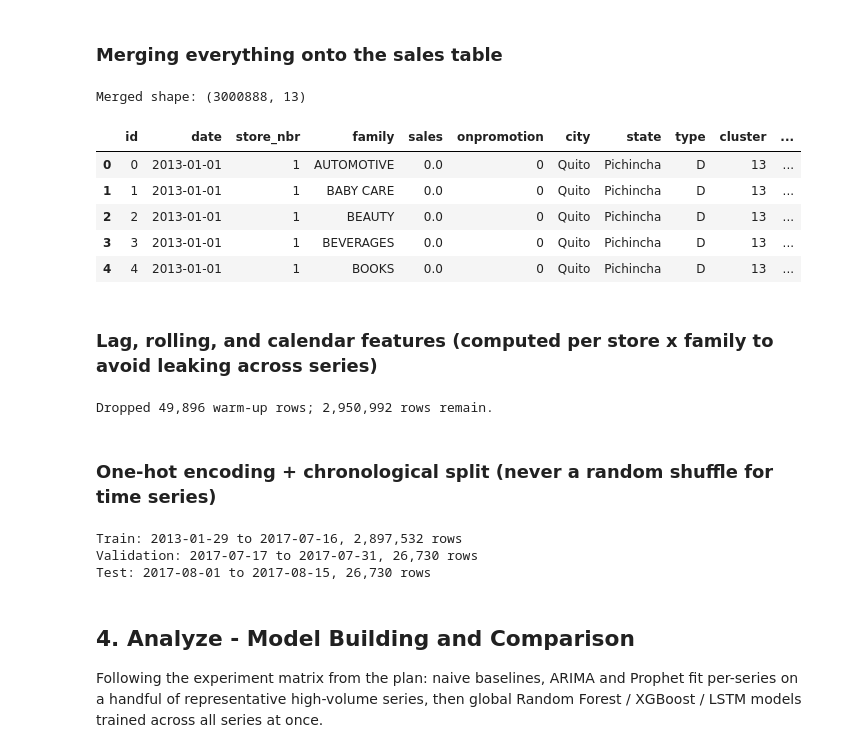
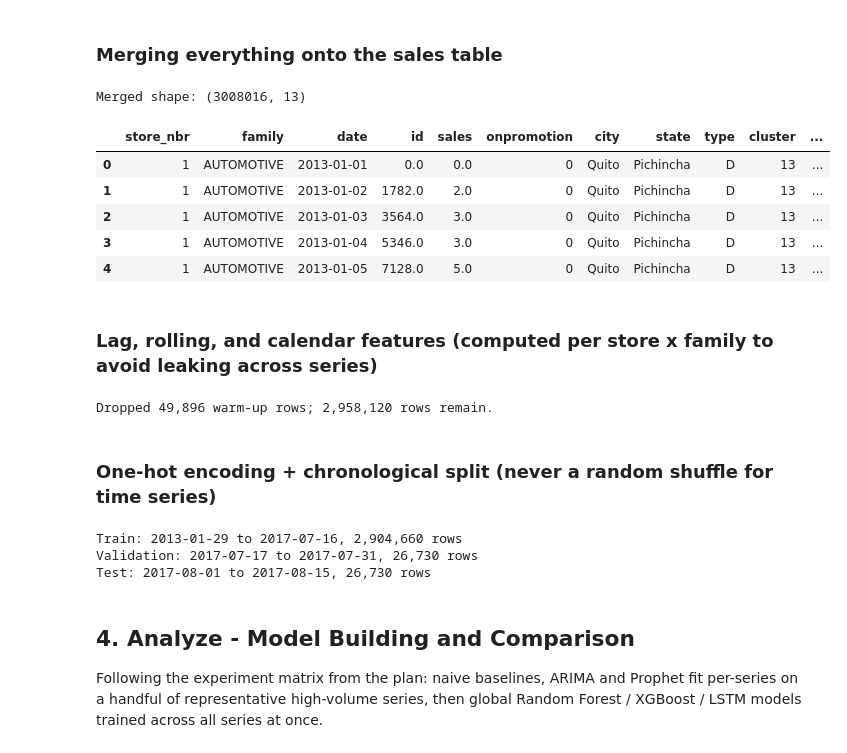
Before and after one commit to Sudharshan205-Proj/retail-demand-forecasting, a Jupyter notebook: retail-demand-forecasting.ipynb, the cells around one changed output. Cells and saved outputs as stored; diff of their text form; code cells hidden in the pictures.

```diff
--- a/retail-demand-forecasting.ipynb
+++ b/retail-demand-forecasting.ipynb
@@ -659,36 +653,41 @@ Resolved 155 national holiday/non-working dates.
 # %% [markdown]
 ### Merging everything onto the sales table
 # %%
-data = train.merge(stores, on="store_nbr", how="left")
+series_index = pd.MultiIndex.from_product(
+    [train["store_nbr"].unique(), train["family"].cat.categories, full_date_range],
+    names=["store_nbr", "family", "date"],
+)
+data = train.set_index(["store_nbr", "family", "date"]).reindex(series_index).reset_index()
+data["sales"] = data["sales"].fillna(0).astype("float32")
+data["onpromotion"] = data["onpromotion"].fillna(0).astype("int32")
+
+data = data.merge(stores, on="store_nbr", how="left")
 
 oil_filled = oil.set_index("date").reindex(full_date_range)["dcoilwtico"].interpolate().ffill().bfill()
 oil_filled = oil_filled.rename("oil_price").reset_index().rename(columns={"index": "date"})
 data = data.merge(oil_filled, on="date", how="left")
 
 data["is_holiday"] = data["date"].isin(holiday_dates).astype("int8")
 
-# Previous-day transactions: same-day traffic isn't known at forecast time (and test.csv has no
-# transactions), so the feature is each store's transaction count from the day before.
 transactions_lag1 = transactions.assign(date=transactions["date"] + pd.Timedelta(days=1))
 transactions_lag1 = transactions_lag1.rename(columns={"transactions": "transactions_lag_1"})
 data = data.merge(transactions_lag1, on=["date", "store_nbr"], how="left")
 
-# Fill gaps with each store's own median, computed on pre-validation dates only (no look-ahead).
-fill_cutoff = train["date"].max() - pd.Timedelta(days=29)   # = validation start (15-day val + 15-day test)
+fill_cutoff = train["date"].max() - pd.Timedelta(days=29)
 store_median = transactions[transactions["date"] < fill_cutoff].groupby("store_nbr")["transactions"].median()
 data["transactions_lag_1"] = data["transactions_lag_1"].fillna(data["store_nbr"].map(store_median))
 data["transactions_lag_1"] = data["transactions_lag_1"].fillna(transactions["transactions"].median())
 
 print(f"Merged shape: {data.shape}")
 data.head()
 # %% [output]
-Merged shape: (3000888, 13)
+Merged shape: (3008016, 13)
-|  | id | date | store_nbr | family | sales | onpromotion | city | state | type | cluster | ... |
-| 0 | 0 | 2013-01-01 | 1 | AUTOMOTIVE | 0.0 | 0 | Quito | Pichincha | D | 13 | ... |
-| 1 | 1 | 2013-01-01 | 1 | BABY CARE | 0.0 | 0 | Quito | Pichincha | D | 13 | ... |
-| 2 | 2 | 2013-01-01 | 1 | BEAUTY | 0.0 | 0 | Quito | Pichincha | D | 13 | ... |
-| 3 | 3 | 2013-01-01 | 1 | BEVERAGES | 0.0 | 0 | Quito | Pichincha | D | 13 | ... |
-| 4 | 4 | 2013-01-01 | 1 | BOOKS | 0.0 | 0 | Quito | Pichincha | D | 13 | ... |
+|  | store_nbr | family | date | id | sales | onpromotion | city | state | type | cluster | ... |
+| 0 | 1 | AUTOMOTIVE | 2013-01-01 | 0.0 | 0.0 | 0 | Quito | Pichincha | D | 13 | ... |
+| 1 | 1 | AUTOMOTIVE | 2013-01-02 | 1782.0 | 2.0 | 0 | Quito | Pichincha | D | 13 | ... |
+| 2 | 1 | AUTOMOTIVE | 2013-01-03 | 3564.0 | 3.0 | 0 | Quito | Pichincha | D | 13 | ... |
+| 3 | 1 | AUTOMOTIVE | 2013-01-04 | 5346.0 | 3.0 | 0 | Quito | Pichincha | D | 13 | ... |
+| 4 | 1 | AUTOMOTIVE | 2013-01-05 | 7128.0 | 5.0 | 0 | Quito | Pichincha | D | 13 | ... |
 # %% [markdown]
 ### Lag, rolling, and calendar features (computed per store x family to avoid leaking across series)
 # %%
@@ -698,7 +697,6 @@ grp = data.groupby(["store_nbr", "family"], observed=True)["sales"]
 for lag in [7, 14, 28]:
     data[f"sales_lag_{lag}"] = grp.shift(lag)
 
-# Rolling stats computed on already-shifted (lag-1) sales, so today's own value never leaks in.
 shifted = grp.shift(1)
 data["rolling_mean_7"] = shifted.groupby([data["store_nbr"], data["family"]]).transform(
     lambda s: s.rolling(7, min_periods=1).mean()
@@ -717,12 +715,11 @@ data["is_weekend"] = data["dayofweek"].isin([5, 6]).astype("int8")
 data["any_promotion"] = (data["onpromotion"] > 0).astype("int8")
 data["oil_price_change"] = data["oil_price"].diff().fillna(0)
 
-# Drop the warm-up rows at the start of each series where lag_28 isn't available yet.
 before = len(data)
 data = data.dropna(subset=["sales_lag_28"]).reset_index(drop=True)
 print(f"Dropped {before - len(data):,} warm-up rows; {len(data):,} rows remain.")
 # %% [output]
-Dropped 49,896 warm-up rows; 2,950,992 rows remain.
+Dropped 49,896 warm-up rows; 2,958,120 rows remain.
 # %% [markdown]
 ### One-hot encoding + chronological split (never a random shuffle for time series)
 # %%
@@ -749,7 +746,7 @@ test_df = data[data["date"] >= test_start]
 for name, d in [("Train", train_df), ("Validation", val_df), ("Test", test_df)]:
     print(f"{name}: {d['date'].min().date()} to {d['date'].max().date()}, {len(d):,} rows")
 # %% [output]
-Train: 2013-01-29 to 2017-07-16, 2,897,532 rows
+Train: 2013-01-29 to 2017-07-16, 2,904,660 rows
 Validation: 2017-07-17 to 2017-07-31, 26,730 rows
 Test: 2017-08-01 to 2017-08-15, 26,730 rows
 # %% [markdown]
```
Also changed, not shown: parts of 23 cells of this notebook, 11 other files.
